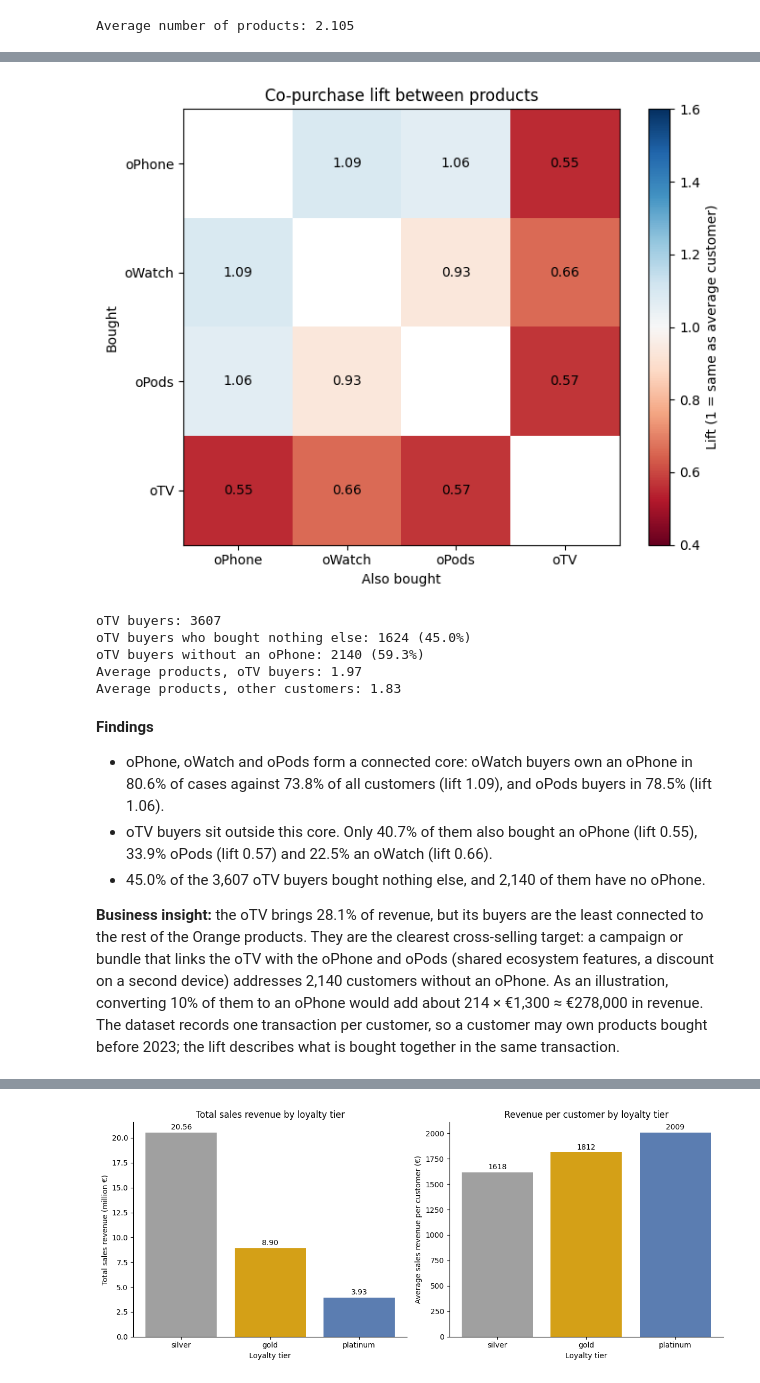
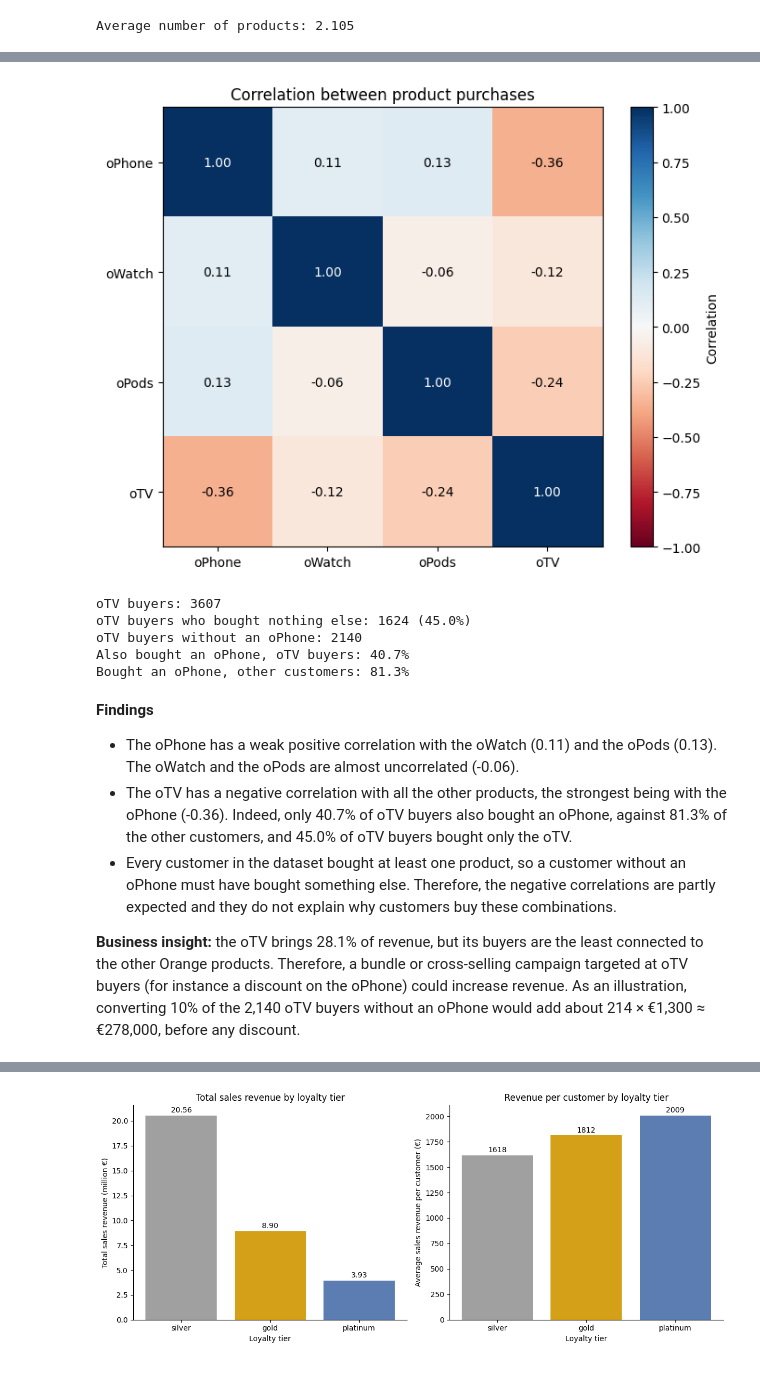
Before and after one commit to Mturco3/orange-inc-customer-analytics, a Jupyter notebook: notebooks/orange_inc_analysis.ipynb, the cells around one changed output, grey strips where cells are left out. Saved outputs shown, nothing was run; the diff lists cells and outputs as text; code cells hidden in the pictures.

```diff
--- a/notebooks/orange_inc_analysis.ipynb
+++ b/notebooks/orange_inc_analysis.ipynb
@@ -282,22 +268,4 @@ A lift above 1 means X buyers are more likely than the average customer to own Y
 # %%
-attach_rows = {}
-for base_product in PRODUCT_COLUMNS:
-    base_buyers = orange_data_clean[orange_data_clean[base_product] == 1]
-    attach_rows[base_product] = base_buyers[PRODUCT_COLUMNS].mean()
-
-attach_rate = pd.DataFrame(attach_rows).T
-overall_purchase_rate = orange_data_clean[PRODUCT_COLUMNS].mean()
-lift = attach_rate / overall_purchase_rate
-for product in PRODUCT_COLUMNS:
-    attach_rate.loc[product, product] = float("nan")
-    lift.loc[product, product] = float("nan")
-
-print("Share of all customers who bought each product:")
-print(overall_purchase_rate.round(3).to_string())
-print()
-print("Attach rate (row = bought, column = also bought):")
-print(attach_rate.round(3).to_string())
-print()
-print("Lift (row = bought, column = also bought):")
-print(lift.round(2).to_string())
+product_correlation = orange_data_clean[PRODUCT_COLUMNS].corr()
+product_correlation.round(2)
 # %% [output]
@@ -323,47 +277,45 @@ oTV       0.55    0.66   0.57   NaN
 # %%
 fig, ax = plt.subplots(figsize=(7, 5.5))
-image = ax.imshow(lift.values, cmap="RdBu", vmin=0.4, vmax=1.6)
+image = ax.imshow(product_correlation.values, cmap="RdBu", vmin=-1, vmax=1)
 ax.set_xticks(range(len(PRODUCT_COLUMNS)), labels=PRODUCT_COLUMNS)
 ax.set_yticks(range(len(PRODUCT_COLUMNS)), labels=PRODUCT_COLUMNS)
-ax.set_xlabel("Also bought")
-ax.set_ylabel("Bought")
-ax.set_title("Co-purchase lift between products")
-for row_index, base_product in enumerate(PRODUCT_COLUMNS):
-    for column_index, other_product in enumerate(PRODUCT_COLUMNS):
-        if base_product != other_product:
-            ax.text(column_index, row_index, f"{lift.loc[base_product, other_product]:.2f}", ha="center", va="center")
-fig.colorbar(image, ax=ax, label="Lift (1 = same as average customer)")
+ax.set_title("Correlation between product purchases")
+for row_index, first_product in enumerate(PRODUCT_COLUMNS):
+    for column_index, second_product in enumerate(PRODUCT_COLUMNS):
+        correlation = product_correlation.loc[first_product, second_product]
+        ax.text(column_index, row_index, f"{correlation:.2f}", ha="center", va="center", color="white" if abs(correlation) > 0.6 else "black")
+fig.colorbar(image, ax=ax, label="Correlation")
 fig.tight_layout()
-fig.savefig(IMAGES_DIR / "co_purchase_lift.png", dpi=300, bbox_inches="tight")
+fig.savefig(IMAGES_DIR / "product_correlation.png", dpi=300, bbox_inches="tight")
 plt.show()
 # %% [output]
-[figure, old version]
+[figure, new version]
 # %%
 buys_otv = orange_data_clean["oTV"] == 1
 otv_buyers = orange_data_clean[buys_otv]
+other_customers = orange_data_clean[~buys_otv]
 otv_only_buyers = (otv_buyers["number_of_products"] == 1).sum()
 otv_buyers_without_ophone = (otv_buyers["oPhone"] == 0).sum()
 
 print(f"oTV buyers: {len(otv_buyers)}")
 print(f"oTV buyers who bought nothing else: {otv_only_buyers} ({otv_only_buyers / len(otv_buyers):.1%})")
-print(f"oTV buyers without an oPhone: {otv_buyers_without_ophone} ({otv_buyers_without_ophone / len(otv_buyers):.1%})")
-print(f"Average products, oTV buyers: {otv_buyers['number_of_products'].mean():.2f}")
-print(f"Average products, other customers: {orange_data_clean.loc[~buys_otv, 'number_of_products'].mean():.2f}")
+print(f"oTV buyers without an oPhone: {otv_buyers_without_ophone}")
+print(f"Also bought an oPhone, oTV buyers: {otv_buyers['oPhone'].mean():.1%}")
+print(f"Bought an oPhone, other customers: {other_customers['oPhone'].mean():.1%}")
 # %% [output]
 oTV buyers: 3607
 oTV buyers who bought nothing else: 1624 (45.0%)
-oTV buyers without an oPhone: 2140 (59.3%)
-Average products, oTV buyers: 1.97
-Average products, other customers: 1.83
+oTV buyers without an oPhone: 2140
+Also bought an oPhone, oTV buyers: 40.7%
+Bought an oPhone, other customers: 81.3%
 # %% [markdown]
 **Findings**
 
-- oPhone, oWatch and oPods form a connected core: oWatch buyers own an oPhone in 80.6% of cases against 73.8% of all customers (lift 1.09), and oPods buyers in 78.5% (lift 1.06).
-- oTV buyers sit outside this core. Only 40.7% of them also bought an oPhone (lift 0.55), 33.9% oPods (lift 0.57) and 22.5% an oWatch (lift 0.66).
-- 45.0% of the 3,607 oTV buyers bought nothing else, and 2,140 of them have no oPhone.
+- The oPhone has a weak positive correlation with the oWatch (0.11) and the oPods (0.13). The oWatch and the oPods are almost uncorrelated (-0.06).
+- The oTV has a negative correlation with all the other products, the strongest being with the oPhone (-0.36). Indeed, only 40.7% of oTV buyers also bought an oPhone, against 81.3% of the other customers, and 45.0% of oTV buyers bought only the oTV.
+- Every customer in the dataset bought at least one product, so a customer without an oPhone must have bought something else. Therefore, the negative correlations are partly expected and they do not explain why customers buy these combinations.
 
-**Business insight:** the oTV brings 28.1% of revenue, but its buyers are the least connected to the rest of the Orange products. They are the clearest cross-selling target: a campaign or bundle that links the oTV with the oPhone and oPods (shared ecosystem features, a discount on a second device) addresses 2,140 customers without an oPhone. As an illustration, converting 10% of them to an oPhone would add about 214 × €1,300 ≈ €278,000 in revenue.
-The dataset records one transaction per customer, so a customer may own products bought before 2023; the lift describes what is bought together in the same transaction.
+**Business insight:** the oTV brings 28.1% of revenue, but its buyers are the least connected to the other Orange products. Therefore, a bundle or cross-selling campaign targeted at oTV buyers (for instance a discount on the oPhone) could increase revenue. As an illustration, converting 10% of the 2,140 oTV buyers without an oPhone would add about 214 × €1,300 ≈ €278,000, before any discount.
 # %% [markdown]
 ### Q12. Is the segment with the highest total revenue the most valuable one?
 
```
Also changed, not shown: parts of 11 cells of this notebook, 3 other files.
